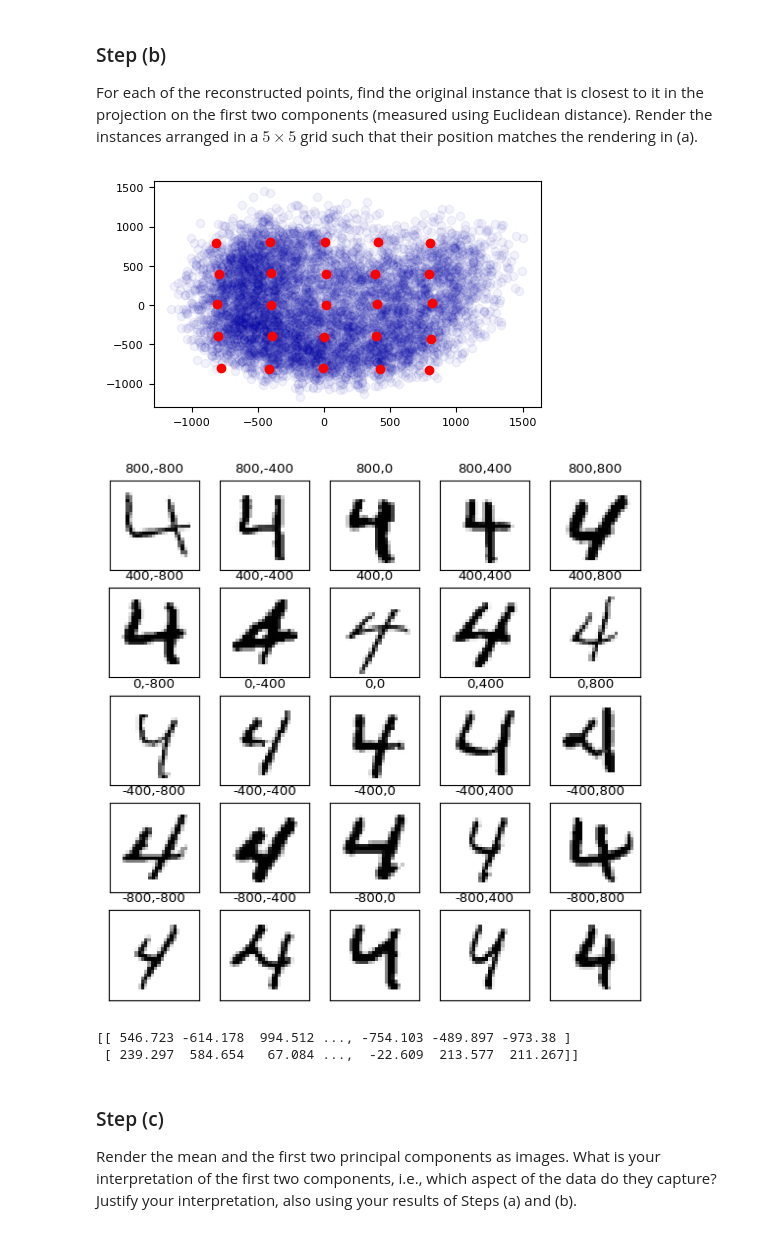
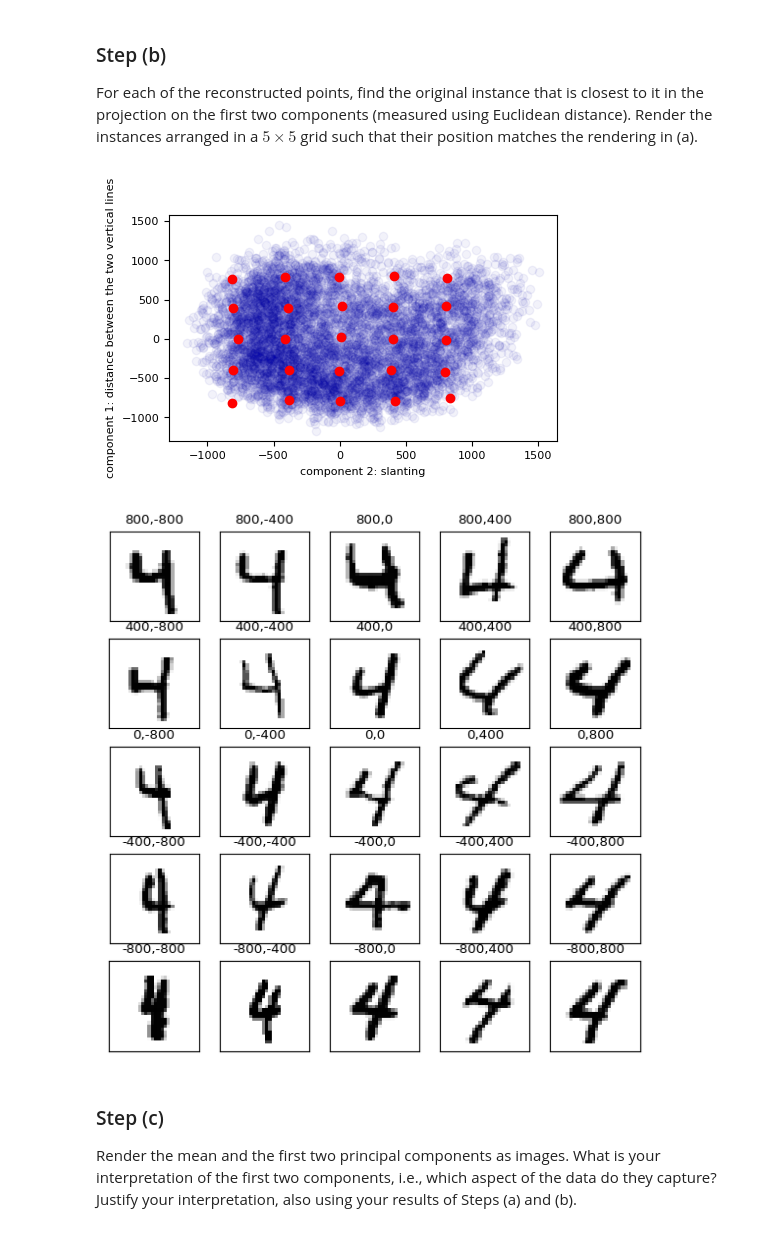
Before and after one commit to Zilarion/2imw30-assignment-3, a Jupyter notebook: Assignment 3 Maurice.ipynb, the cells around one changed output. Drawn from its saved outputs; the diff is of its cells as text; code cells hidden in the pictures.

```diff
--- a/Assignment 3 Maurice.ipynb
+++ b/Assignment 3 Maurice.ipynb
@@ -75,13 +75,14 @@ plt.show()
 # %%
 def min_dist(A, b):
     lowest = 99999
+    lowestI = 0
     lowestA = np.array((0,0))
-    A = A.reshape(-1,2)
-    for a in range(len(A[:,0])):
-        dist = np.linalg.norm(A[a]-b)
+#     A = A.reshape(-1,2)
+    for a in range(len(A[0])):
+        dist = np.linalg.norm(A[:,a]-b)
         if (dist < lowest):
             lowest = dist
-            lowestA = A[a]
+            lowestA = A[:,a]
             lowestI = a
     return lowestA, lowestI
 
@@ -105,9 +106,9 @@ for i in range(0,len(X)):
         fours[j] = np.array(X[i], dtype='float')
         j += 1
 
-pca = PCA(n_components = 2)
-pca.fit(fours)
-pcb = pca.transform(fours)
+pca = PCA(n_components=2,svd_solver='full')
+pcb = pca.fit_transform(fours)
+# pcb = pca.transform(fours)
 
 imgs = np.empty([25, 28*28], dtype='float')
 original_imgs = np.empty([25, 28*28], dtype='float')
@@ -119,16 +120,17 @@ parametersi = [800, 400, 0, -400, -800]
 parametersj = [-800, -400, 0, 400, 800]
 for i in parametersi:
     for j in parametersj:
-#         x = np.array((pcb[:,0], pcb[:,1]))
-#         print(x.shape)
         pcb0, l = min_dist(np.array((pcb[:,0], pcb[:,1])),np.array((i,j)))
         points[p] = np.array((i,j))
         titles[p] = "%d,%d" % (i,j)
         original_points[p] = pcb0
         imgs[p] = pca.mean_ + i*pca.components_[0] + j*pca.components_[1]
         original_imgs[p] = fours[l]#pca.mean_ + pcb0[0]*pca.components_[0] + pcb0[1]*pca.components_[1]
+#         original_imgs[p] = pca.mean_ + pcb[l,0]*pca.components_[0] + pcb[l,1]*pca.components_[1]
         p += 1
 
+plt.xlabel("component 2: slanting")
+plt.ylabel("component 1: lengthening of the lower tail");
 plt.scatter(pcb[:,0], pcb[:,1], alpha=0.05)
 plt.scatter(points[:,0], points[:,1], color='red' )
 plt.show()
@@ -141,19 +143,19 @@ plt.show()
 ### Step (b)
 For each of the reconstructed points, find the original instance that is closest to it in the projection on the first two components (measured using Euclidean distance). Render the instances arranged in a $5 \times 5$ grid such that their position matches the rendering in (a).
 # %%
+plt.xlabel("component 2: slanting")
+plt.ylabel("component 1: distance between the two vertical lines");
 plt.scatter(pcb[:,0], pcb[:,1], alpha=0.05)
 plt.scatter(original_points[:,0], original_points[:,1], color='red' )
 plt.show()
 buildFigure5x5v2(plt.figure(1, figsize=(7,7)), original_imgs, titles)
 plt.show()
-pcb2 = pca.transform(original_imgs)
-x = np.array((pcb[:,0], pcb[:,1]))
-print(x)
+# pcb2 = pca.transform(original_imgs)
+# x = np.array((pcb[:,0], pcb[:,1]))
+# print(x)
 # %% [output]
-[figure, old version]
+[figure, new version]
-[figure, old version]
+[figure, new version]
-[[ 546.723 -614.178  994.512 ..., -754.103 -489.897 -973.38 ]
- [ 239.297  584.654   67.084 ...,  -22.609  213.577  211.267]]
 # %% [markdown]
 ### Step (c)
 Render the mean and the first two principal components as images. What is your interpretation of the first two components, i.e., which aspect of the data do they capture? Justify your interpretation, also using your results of Steps (a) and (b).
```
Also changed, not shown: parts of 3 cells of this notebook.
